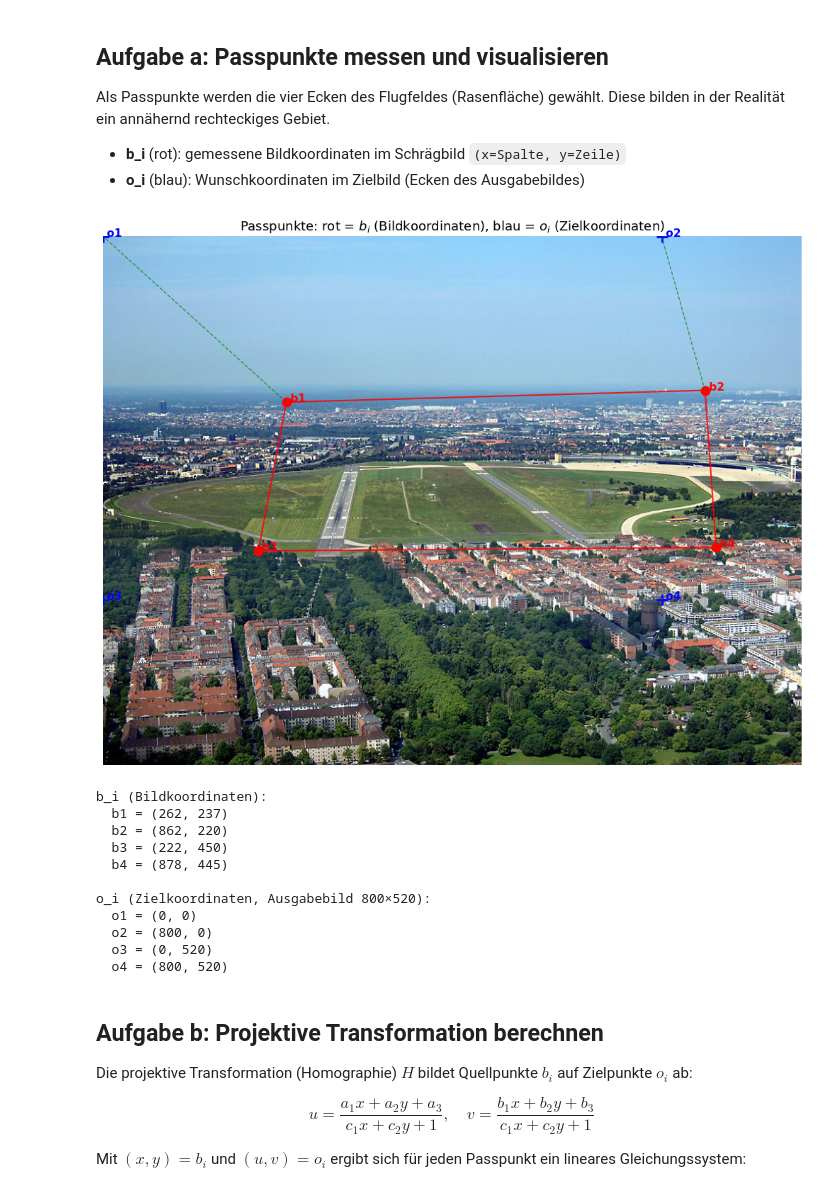
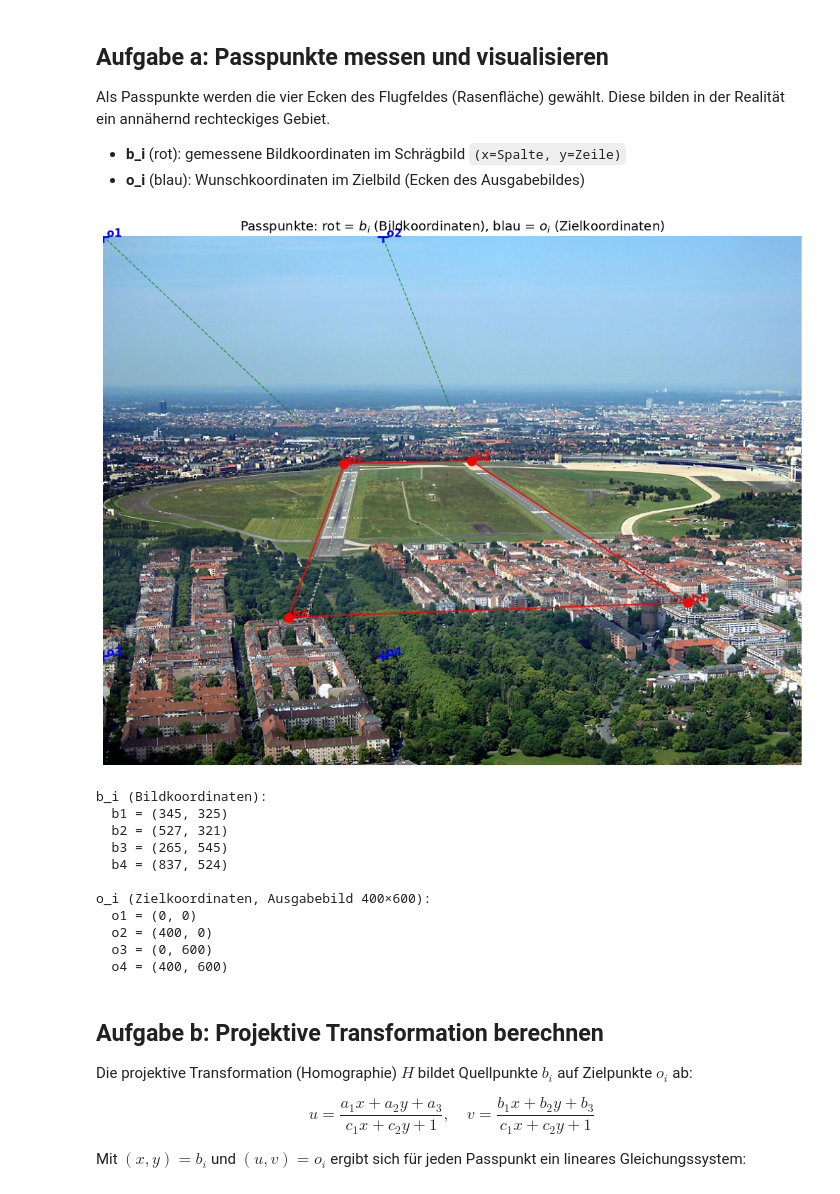
Before and after one commit to eFabi11/Computer-Vision, a Jupyter notebook: Abgabe2/Abgabe2.ipynb, the cells around one changed output. Saved outputs shown, nothing was run; the diff lists cells and outputs as text; code cells hidden in the pictures.

```diff
--- a/Abgabe2/Abgabe2.ipynb
+++ b/Abgabe2/Abgabe2.ipynb
@@ -21,14 +21,14 @@ Diese bilden in der Realität ein annähernd rechteckiges Gebiet.
 # %%
 # Passpunkte b_i im Schrägbild (x=Spalte, y=Zeile), visuell ausgemessen
 b = np.array([
-    [345, 324],   # b1: oben-links  (NW-Ecke des Flugfeldes)
-    [531, 321],   # b2: oben-rechts (NO-Ecke, nahe Ovalstrecke)
-    [299, 458],   # b3: unten-links  (SW-Ecke)
-    [693, 435],   # b4: unten-rechts (SO-Ecke)
+    [345, 325],   # b1: oben-links  (NW-Ecke des Flugfeldes)
+    [527, 321],   # b2: oben-rechts (NO-Ecke, nahe Ovalstrecke)
+    [265, 545],   # b3: unten-links  (SW-Ecke)
+    [837, 524],   # b4: unten-rechts (SO-Ecke)
 ], dtype=float)
 
 # Zielkoordinaten o_i: Ecken des Ausgabebildes
-W_out, H_out = 800, 520
+W_out, H_out = 400, 600
 o = np.array([
     [0,     0    ],   # o1: oben-links
     [W_out, 0    ],   # o2: oben-rechts
@@ -44,45 +44,45 @@ ax.imshow(img)
 quad_order = [0, 1, 3, 2, 0]  # TL → TR → BR → BL → TL
 bq = b[quad_order]
 ax.plot(bq[:, 0], bq[:, 1], 'r-', linewidth=1.5, alpha=0.85)
 
 # o_i – in Bildkoordinaten des Quellbildes anzeigen (Ecken des Ausgabebildes)
 # o_i liegen in Ausgabekoordinaten; hier zur Veranschaulichung direkt eingetragen
 for i, (bx, by) in enumerate(b):
     ax.plot(bx, by, 'ro', markersize=9)
     ax.annotate(f' b{i+1}', (bx, by), color='red', fontsize=11, fontweight='bold')
 
 for i, (ox, oy) in enumerate(o):
     ax.plot(ox, oy, 'b+', markersize=12, markeredgewidth=2)
     ax.annotate(f' o{i+1}', (ox, oy), color='blue', fontsize=11, fontweight='bold')
 
 # Verbindungslinien b_i → o_i
 for (bx, by), (ox, oy) in zip(b, o):
     ax.plot([bx, ox], [by, oy], 'g--', linewidth=1, alpha=0.7)
 
 ax.set_title('Passpunkte: rot = $b_i$ (Bildkoordinaten), blau = $o_i$ (Zielkoordinaten)', fontsize=13)
 ax.axis('off')
 plt.tight_layout()
 plt.show()
 
 print('b_i (Bildkoordinaten):')
 for i, (bx, by) in enumerate(b):
     print(f'  b{i+1} = ({bx:.0f}, {by:.0f})')
 print(f'\no_i (Zielkoordinaten, Ausgabebild {W_out}×{H_out}):')
 for i, (ox, oy) in enumerate(o):
     print(f'  o{i+1} = ({ox:.0f}, {oy:.0f})')
 # %% [output]
-[figure, old version]
+[figure, new version]
 b_i (Bildkoordinaten):
-  b1 = (262, 237)
-  b2 = (862, 220)
-  b3 = (222, 450)
-  b4 = (878, 445)
+  b1 = (345, 325)
+  b2 = (527, 321)
+  b3 = (265, 545)
+  b4 = (837, 524)
 
-o_i (Zielkoordinaten, Ausgabebild 800×520):
+o_i (Zielkoordinaten, Ausgabebild 400×600):
   o1 = (0, 0)
-  o2 = (800, 0)
-  o3 = (0, 520)
-  o4 = (800, 520)
+  o2 = (400, 0)
+  o3 = (0, 600)
+  o4 = (400, 600)
 # %% [markdown]
 ## Aufgabe b: Projektive Transformation berechnen
 
```
Also changed, not shown: parts of 3 cells of this notebook.
